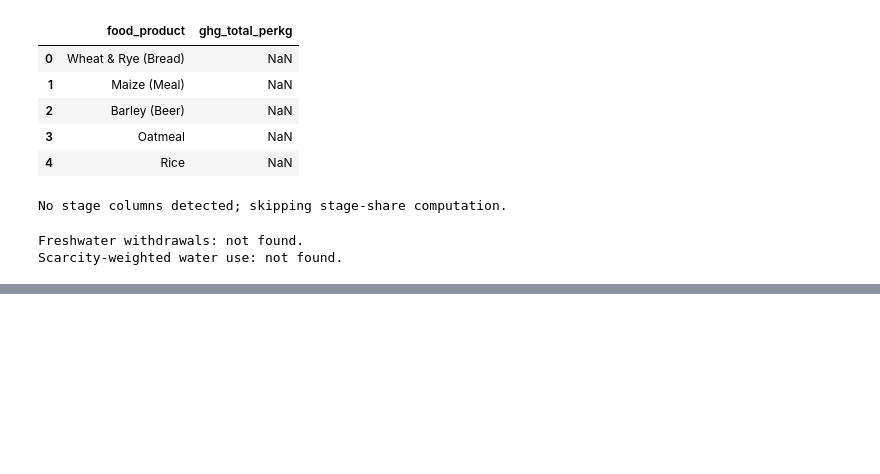
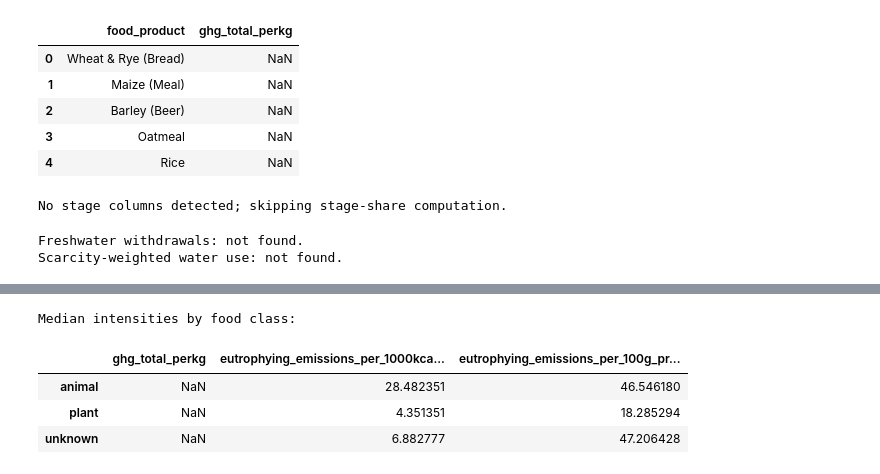
Before and after one commit to MillicentAgyir/Food-Production-Analysis, a Jupyter notebook: Business & Data Understanding.ipynb, the cells around one changed output, grey strips where cells are left out. Saved outputs shown, nothing was run; the diff lists cells and outputs as text; code cells hidden in the pictures; blank space fills up the shorter version.

```diff
--- a/Business & Data Understanding.ipynb
+++ b/Business & Data Understanding.ipynb
@@ -459,0 +495,43 @@ NameError: name 'perkcal_col' is not defined
+# %%
+
+# 12) Animal vs. plant tagging (simple heuristic) & group stats
+
+def tag_food_group(name: str) -> str:
+    n = (name or "").lower()
+    animal_kw = [
+        "beef", "lamb", "mutton", "pork", "chicken", "poultry", "turkey",
+        "egg", "fish", "seafood", "shrimp", "prawn", "cheese", "milk", "dairy",
+        "yogurt", "butter"
+    ]
+    plant_kw = [
+        "soy", "tofu", "legume", "bean", "pea", "lentil",
+        "nuts", "nut", "almond", "cashew", "peanut",
+        "cereal", "grain", "wheat", "rice", "maize", "corn", "barley", "oat",
+        "vegetable", "fruit", "tomato", "banana", "potato",
+        "oilseed", "rapeseed", "sunflower", "olive"
+    ]
+    if any(k in n for k in animal_kw):
+        return "animal"
+    if any(k in n for k in plant_kw):
+        return "plant"
+    return "unknown"
+
+df_clean["food_class"] = df_clean[LABEL_CLEAN].astype(str).map(tag_food_group)
+
+group_cols = ["ghg_total_perkg"]
+if perkcal_col and perkcal_col in df_clean.columns: group_cols.append(perkcal_col)
+if perprot_col and perprot_col in df_clean.columns: group_cols.append(perprot_col)
+
+grp = (
+    df_clean.groupby("food_class")[group_cols]
+    .median(numeric_only=True)
+    .rename_axis(index=None)
+)
+print("Median intensities by food class:")
+display(grp)
+# %% [output]
+Median intensities by food class:
+|  | ghg_total_perkg | eutrophying_emissions_per_1000kca... | eutrophying_emissions_per_100g_pr... |
+| animal | NaN | 28.482351 | 46.546180 |
+| plant | NaN | 4.351351 | 18.285294 |
+| unknown | NaN | 6.882777 | 47.206428 |
```
Also changed, not shown: parts of 2 cells of this notebook.
